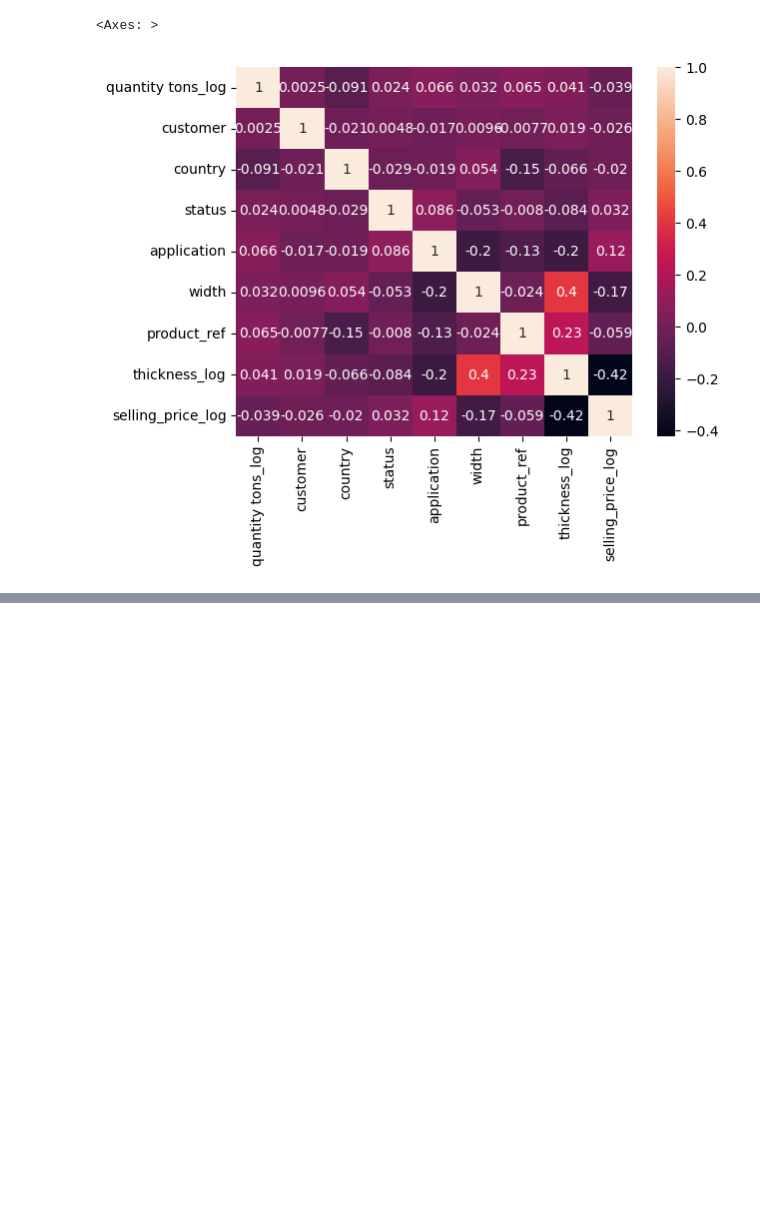
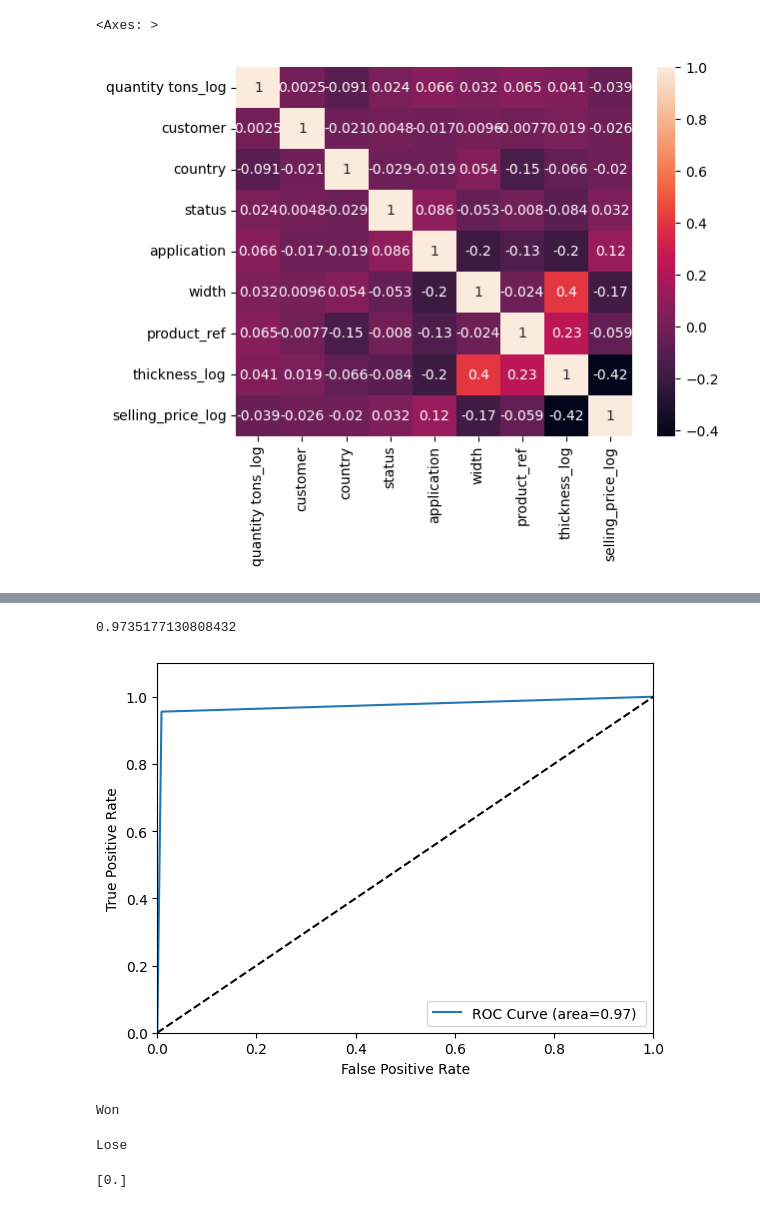
Before and after one commit to Saravanan-20G/Project-5---Industrial-Copper-Modeling, a Jupyter notebook: Copper_Modeling.ipynb, the cells around one changed output, grey strips where cells are left out. Saved outputs shown, nothing was run; the diff lists cells and outputs as text; code cells hidden in the pictures; blank space fills up the shorter version.

```diff
--- a/Copper_Modeling.ipynb
+++ b/Copper_Modeling.ipynb
@@ -513,0 +748,6 @@ df6
+# %%
+df_c = df_final.copy()
+
+# filter the status column values only 1 & 0 rows in a new dataframe ['Won':1 & 'Lost':0]
+df_c = df_c[(df_c.status == 1) | (df_c.status == 0)]
+df_c
@@ -513,0 +768,5 @@ df6
+# %%
+x = df_c.drop('status', axis=1)
+y = df_c['status']
+
+x_new, y_new = SMOTETomek().fit_resample(x,y)
@@ -513,0 +822,10 @@ df6
+# %%
+# predict the status and check the accuracy using metrics
+
+x_train, x_test, y_train, y_test = train_test_split(x_new,y_new,test_size=0.2,random_state=42)
+
+model = RandomForestClassifier(max_depth=20, max_features='sqrt', min_samples_leaf=1, min_samples_split=2).fit(x_train, y_train)
+y_pred = model.predict(x_test)
+
+print(confusion_matrix(y_true=y_test, y_pred=y_pred))
+print(classification_report(y_true=y_test, y_pred=y_pred))
@@ -513,0 +843,39 @@ df6
+# %%
+# Receiver Operating Characteristic (ROC) Curve and Area Under the Curve (AUC)
+
+FP,TP,threshold = roc_curve(y_true=y_test, y_score=y_pred)
+auc_curve = auc(x=FP, y=TP)
+print(auc_curve)
+# %% [output]
+0.9735177130808432
+# %%
+plt.plot(FP, TP, label=f"ROC Curve (area={round(auc_curve, 2)}) ")
+plt.plot([0, 1], [0, 1], 'k--')
+plt.xlim([0.0, 1.0])
+plt.ylim([0.0, 1.10])
+plt.xlabel('False Positive Rate')
+plt.ylabel('True Positive Rate')
+plt.legend(loc='lower right')
+plt.show()
+# %% [output]
+[figure, added]
+# %%
+# will pass the user data manually to check the prediction of status ar our model
+
+user_data = np.array([[30153963, 30, 6, 28, 952, 628377, 5.9, -0.96, 6.46, 1,4,2021,1,1,2021]])
+y_p = model.predict(user_data)
+if y_p[0] == 1:
+    print('Won')
+else:
+    print('Lose')
+# %% [output]
+Won
+# %%
+user_data = np.array([[30223403, 78, 5, 10, 1500, 1668701718, 2.2, 0, 7.13, 1,4,2021,1,7,2021]])
+y_p = model.predict(user_data)
+if y_p[0] == 1:
+    print('Won')
+else:
+    print('Lose')
+# %% [output]
+Lose
@@ -513,0 +887,16 @@ df6
+# %%
+import pickle
+import numpy as np
+
+# Load the model from the file
+with open('classification_model.pkl', 'rb') as f:
+    model = pickle.load(f)
+
+# Assuming 'user_input' is a numpy array containing the input data for prediction
+user_data = np.array([[30223403, 78, 5, 10, 1500, 1668701718, 2.2, 0, 7.13, 1,4,2021,1,7,2021]])
+
+# Use the loaded model to make predictions
+prediction = model.predict(user_data)
+print(prediction)
+# %% [output]
+[0.]
```
Also changed, not shown: parts of 43 cells of this notebook.
